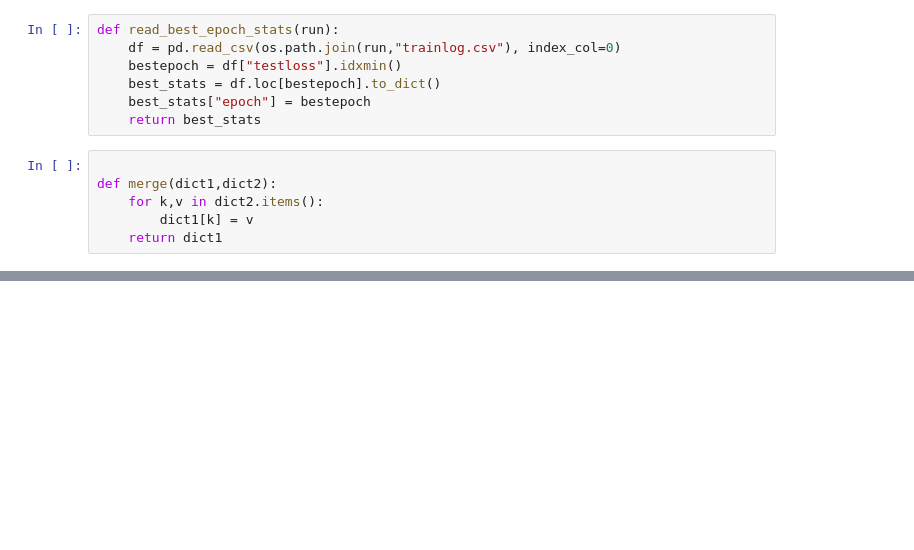
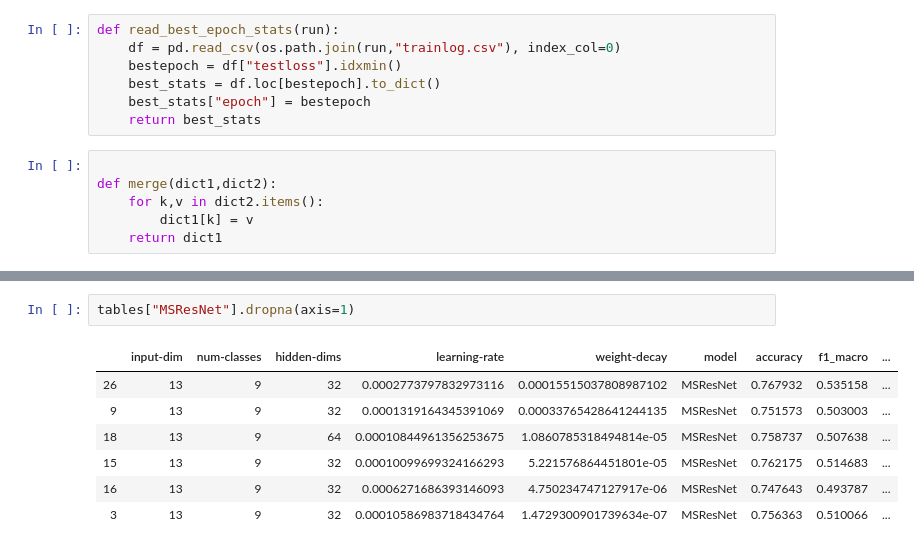
Before and after one commit to dl4sits/BreizhCrops, a Jupyter notebook: notebooks/Hyperparameter.ipynb, the cells around one changed output, grey strips where cells are left out. Saved outputs shown, nothing was run; the diff lists cells and outputs as text; blank space fills up the shorter version.

```diff
--- a/notebooks/Hyperparameter.ipynb
+++ b/notebooks/Hyperparameter.ipynb
@@ -68,0 +100,10 @@ results
+# %%
+tables["MSResNet"].dropna(axis=1)
+# %% [output]
+|  | input-dim | num-classes | hidden-dims | learning-rate | weight-decay | model | accuracy | f1_macro | ... |
+| 26 | 13 | 9 | 32 | 0.0002773797832973116 | 0.00015515037808987102 | MSResNet | 0.767932 | 0.535158 | ... |
+| 9 | 13 | 9 | 32 | 0.0001319164345391069 | 0.00033765428641244135 | MSResNet | 0.751573 | 0.503003 | ... |
+| 18 | 13 | 9 | 64 | 0.00010844961356253675 | 1.0860785318494814e-05 | MSResNet | 0.758737 | 0.507638 | ... |
+| 15 | 13 | 9 | 32 | 0.00010099699324166293 | 5.221576864451801e-05 | MSResNet | 0.762175 | 0.514683 | ... |
+| 16 | 13 | 9 | 32 | 0.0006271686393146093 | 4.750234747127917e-06 | MSResNet | 0.747643 | 0.493787 | ... |
+| 3 | 13 | 9 | 32 | 0.00010586983718434764 | 1.4729300901739634e-07 | MSResNet | 0.756363 | 0.510066 | ... |
```
Also changed, not shown: parts of 13 cells of this notebook, 1 other file.
